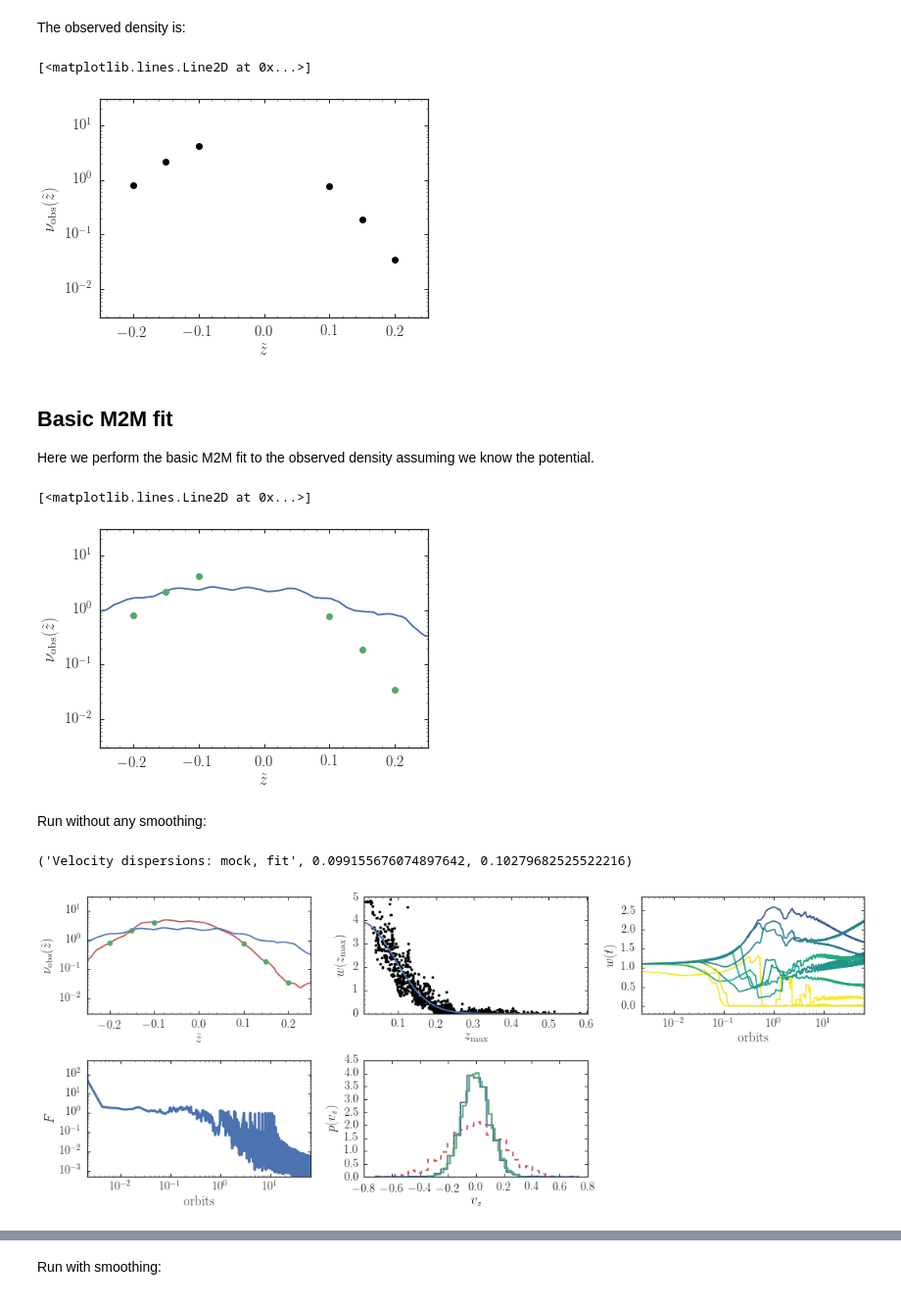
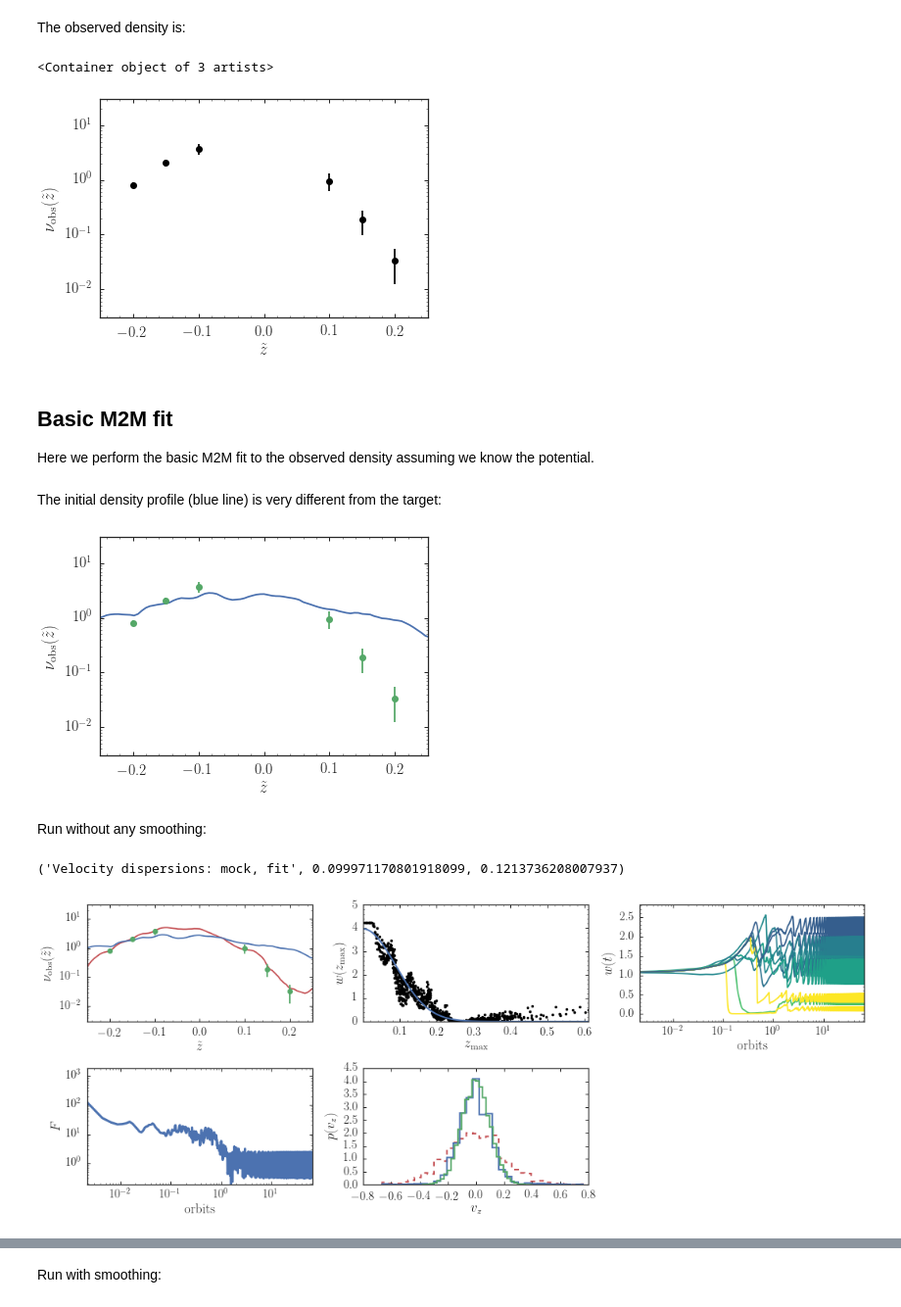
Before and after one commit to jobovy/simple-m2m, a Jupyter notebook: py/HOM2M.ipynb, the cells around one changed output, grey strips where cells are left out. Shown at 98% size. Saved outputs shown, nothing was run; the diff lists cells and outputs as text; code cells hidden in the pictures.

```diff
--- a/py/HOM2M.ipynb
+++ b/py/HOM2M.ipynb
@@ -72,6 +90,9 @@ def compute_dens(z,zsun,z_obs,w=None):
         dens[jj]= numpy.sum(w*kernel(numpy.fabs(zo-z+zsun),h_obs))/len(z)
     return dens
 dens_obs= compute_dens(z_mock,zsun_true,z_obs)
+dens_obs_noise= numpy.sqrt(dens_obs)*0.2*numpy.sqrt(numpy.amax(dens_obs))\
+    /(numpy.fabs(z_obs**2)/numpy.amin(numpy.fabs(z_obs**2)))
+dens_obs+= numpy.random.normal(size=dens_obs.shape)*dens_obs_noise
 # %% [markdown]
 The observed density is:
 # %%
@@ -80,9 +101,10 @@ figsize(6,4)
 bovy_plot.bovy_plot(z_obs,dens_obs,'ko',semilogy=True,
                    xlabel=r'$\tilde{z}$',ylabel=r'$\nu_{\mathrm{obs}}(\tilde{z})$',
                    xrange=[-.25,0.25],yrange=[0.003,30.])
+errorbar(z_obs,dens_obs,yerr=dens_obs_noise,marker='None',ls='none',color='k')
 # %% [output]
-[<matplotlib.lines.Line2D at 0x...>]
+<Container object of 3 artists>
-[figure, old version]
+[figure, new version]
 # %% [markdown]
 ## Basic M2M fit
 
@@ -90,7 +112,7 @@ Here we perform the basic M2M fit to the observed density assuming we know the p
 # %%
 def force_of_change_weights(w_m2m,zsun_m2m,z_m2m,vz_m2m,
                             eps,mu,w_prior,
-                            z_obs,dens_obs,
+                            z_obs,dens_obs,dens_obs_noise,
                             h_m2m=0.02,
                             delta_m2m=None):
     """Computes the force of change for all of the weights"""
@@ -98,13 +120,13 @@ def force_of_change_weights(w_m2m,zsun_m2m,z_m2m,vz_m2m,
     Wij= numpy.zeros((len(z_obs),len(z_m2m)))
     for jj,zo in enumerate(z_obs):
         Wij[jj]= kernel(numpy.fabs(zo-z_m2m+zsun_m2m),h_m2m)
-        delta_m2m_new[jj]= (numpy.sum(w_m2m*Wij[jj])/len(z_m2m)-dens_obs[jj])/dens_obs[jj]
+        delta_m2m_new[jj]= (numpy.sum(w_m2m*Wij[jj])/len(z_m2m)-dens_obs[jj])/dens_obs_noise[jj]
     if delta_m2m is None: delta_m2m= delta_m2m_new
-    return (-eps*w_m2m*(numpy.sum(numpy.tile(delta_m2m/dens_obs,(len(z_m2m),1)).T*Wij,axis=0)\
+    return (-eps*w_m2m*(numpy.sum(numpy.tile(delta_m2m/dens_obs_noise,(len(z_m2m),1)).T*Wij,axis=0)\
                         +mu*(numpy.log(w_m2m/w_prior)+1.)),delta_m2m_new)
 def run_m2m_weights(w_init,A_init,phi_init,
                     omega_m2m,zsun_m2m,
-                    z_obs,dens_obs,
+                    z_obs,dens_obs,dens_obs_noise,
                     step=0.001,nstep=1000,
                     eps=0.1,mu=1.,
                     h_m2m=0.02,
@@ -123,6 +145,7 @@ def run_m2m_weights(w_init,A_init,phi_init,
        zsun_m2m - Sun's height above the plane [N]
        z_obs - heights at which the density observations are made
        dens_obs - observed densities
+       dens_obs_noise - noise in the observed densities
        step= stepsize of orbit integration
        nstep= number of steps to integrate the orbits for
        eps= M2M epsilon parameter
@@ -136,6 +159,7 @@ def run_m2m_weights(w_init,A_init,phi_init,
     HISTORY:
        2016-12-06 - Written - Bovy (UofT/CCA)
        2016-12-08 - Added output_wevolution - Bovy (UofT/CCA)
+       2016-12-16 - Added explicit noise in the observed densities - Bovy (UofT/CCA)
     """
     w_out= copy.deepcopy(w_init)
     Q_out= []
@@ -148,7 +172,7 @@ def run_m2m_weights(w_init,A_init,phi_init,
         z_m2m= A_init*numpy.cos(phi_now)
         vz_m2m= -A_init*omega_m2m*numpy.sin(phi_now) # unnecessary
         dens_init= compute_dens(z_m2m,zsun_m2m,z_obs,w=w_init)
-        delta_m2m= (dens_init-dens_obs)/dens_obs
+        delta_m2m= (dens_init-dens_obs)/dens_obs_noise
     else:
         delta_m2m= None
     for ii in range(nstep):
@@ -159,7 +183,9 @@ def run_m2m_weights(w_init,A_init,phi_init,
         fcw, delta_m2m_new= force_of_change_weights(w_out,zsun_m2m,
                                                     z_m2m,vz_m2m,
                                                     eps,mu,w_init,
-                                                    z_obs,dens_obs,h_m2m=h_m2m,
+                                                    z_obs,
+                                                    dens_obs,dens_obs_noise,
+                                                    h_m2m=h_m2m,
                                                     delta_m2m=delta_m2m)
         w_out+= step*fcw
         w_out/= numpy.sum(w_out)/len(A_init)
@@ -178,6 +204,8 @@ def run_m2m_weights(w_init,A_init,phi_init,
     if output_wevolution:
         out= out+(wevol,rndindx,)
     return out
+# %% [markdown]
+The initial density profile (blue line) is very different from the target:
 # %%
 n_m2m= 1000
 sigma_init= 0.2
@@ -194,21 +222,23 @@ bovy_plot.bovy_plot(z_out,dens_init,'-',semilogy=True,
                    xlabel=r'$\tilde{z}$',ylabel=r'$\nu_{\mathrm{obs}}(\tilde{z})$',
                    xrange=[-.25,0.25],yrange=[0.003,30.])
 bovy_plot.bovy_plot(z_obs,dens_obs,'o',semilogy=True,overplot=True)
+errorbar(z_obs,dens_obs,yerr=dens_obs_noise,marker='None',ls='none',color=sns.color_palette()[1])
+yscale('log',nonposy='clip')
 # %% [output]
-[<matplotlib.lines.Line2D at 0x...>]
-[figure, old version]
+[figure, new version]
 # %% [markdown]
 Run without any smoothing:
 # %%
 step= numpy.pi/3.*10.**-2.
 nstep= 30000
-eps= 10.**-1.
-mu= 0.
+eps= 10.**-2.
+mu= 10.
 h_m2m= 0.025
 omega_m2m= omega_true
 zsun_m2m= zsun_true
 w_out,Q,wevol,windx= run_m2m_weights(w_init,A_m2m,phi_m2m,omega_m2m,zsun_m2m,
-                                     z_obs,dens_obs,nstep=nstep,step=step,mu=mu,eps=eps,h_m2m=h_m2m,
+                                     z_obs,dens_obs,dens_obs_noise,
+                                     nstep=nstep,step=step,mu=mu,eps=eps,h_m2m=h_m2m,
                                      output_wevolution=10)
 # %%
 z_m2m= A_m2m*numpy.cos(phi_m2m+nstep*step*omega_m2m)
@@ -222,33 +252,35 @@ bovy_plot.bovy_plot(z_out,dens_init,'-',semilogy=True,
                    xlabel=r'$\tilde{z}$',ylabel=r'$\nu_{\mathrm{obs}}(\tilde{z})$',
                    xrange=[-.25,0.25],yrange=[0.003,30.],gcf=True)
 bovy_plot.bovy_plot(z_obs,dens_obs,'o',semilogy=True,overplot=True)
 bovy_plot.bovy_plot(z_out,dens_final,'-',semilogy=True,overplot=True,zorder=0)
+errorbar(z_obs,dens_obs,yerr=dens_obs_noise,marker='None',ls='none',color=sns.color_palette()[1])
+yscale('log',nonposy='clip')
 subplot(2,3,2)
 bovy_plot.bovy_plot(A_m2m,w_out,'k.',xlabel=r'$z_{\mathrm{max}}$',ylabel=r'$w(z_{\mathrm{max}})$',
                    yrange=[0.,5.],gcf=True)
 sindx= numpy.argsort(A_m2m)
 w_expect= numpy.exp((A_m2m[sindx]*omega_m2m)**2./2.*(1./sigma_init**2.-1./sigma_true**2.))
 w_expect/= numpy.sum(w_expect)/len(w_expect)
 plot(A_m2m[sindx],w_expect,lw=2.)
 subplot(2,3,3)
 for ii in range(len(wevol)):
     bovy_plot.bovy_plot(numpy.linspace(0.,1.,nstep)*nstep*step*omega_true/2./numpy.pi,wevol[ii],'-',
                         color=cm.viridis(A_m2m[windx][ii]/0.3),
                         yrange=[-0.2,numpy.amax(wevol)*1.1],
                         semilogx=True,xlabel=r'$\mathrm{orbits}$',ylabel=r'$w(t)$',gcf=True,overplot=ii>0)
 subplot(2,3,4)
 bovy_plot.bovy_plot(numpy.linspace(0.,1.,nstep)*nstep*step*omega_true/2./numpy.pi,numpy.sum(Q,axis=1),lw=3.,
                    loglog=True,xlabel=r'$\mathrm{orbits}$',ylabel=r'$F$',gcf=True)
 subplot(2,3,5)
 _= hist(vz_m2m,weights=w_out,histtype='step',lw=2.,normed=True,bins=31,zorder=1)
 _= hist(vz_mock,histtype='step',lw=2.,normed=True,bins=31,zorder=2)
 _= hist(vz_m2m,histtype='step',lw=2.,normed=True,bins=31,ls='--',zorder=0)
 xlabel(r'$v_z$')
 ylabel(r'$p(v_z)$')
 print("Velocity dispersions: mock, fit",numpy.std(vz_mock),\
       numpy.sqrt(numpy.sum(w_out*(vz_m2m-numpy.sum(w_out*vz_m2m)/numpy.sum(w_out))**2.)/numpy.sum(w_out)))
 tight_layout()
 # %% [output]
-('Velocity dispersions: mock, fit', 0.099155676074897642, 0.10279682525522216)
+('Velocity dispersions: mock, fit', 0.099971170801918099, 0.1213736208007937)
-[figure, old version]
+[figure, new version]
 # %% [markdown]
```
Also changed, not shown: parts of 43 cells of this notebook.
